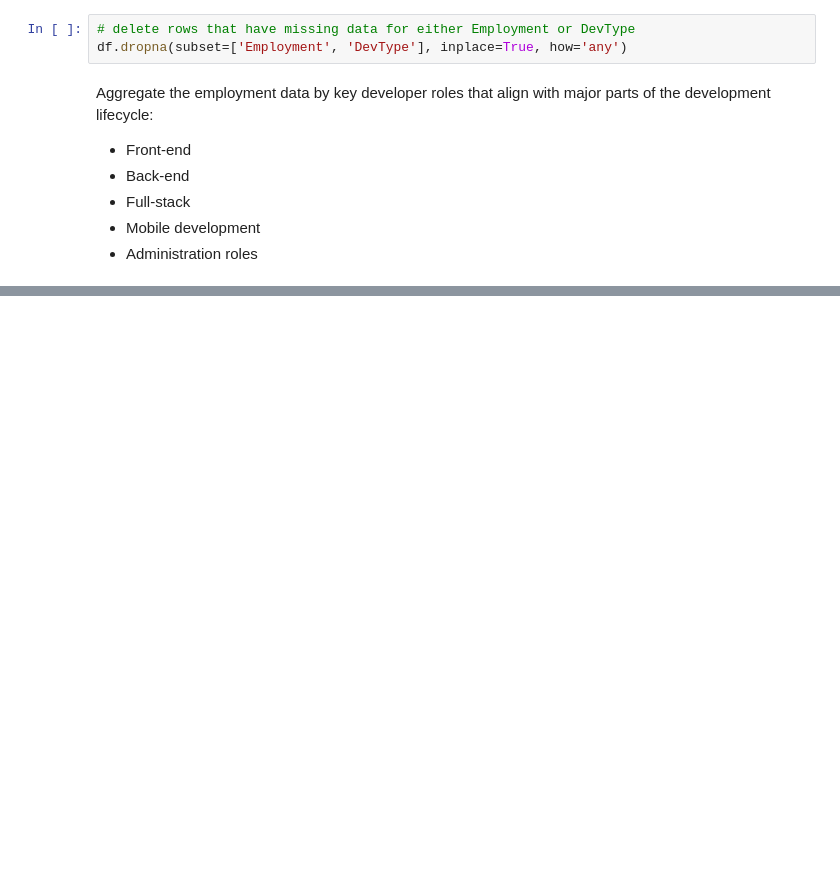
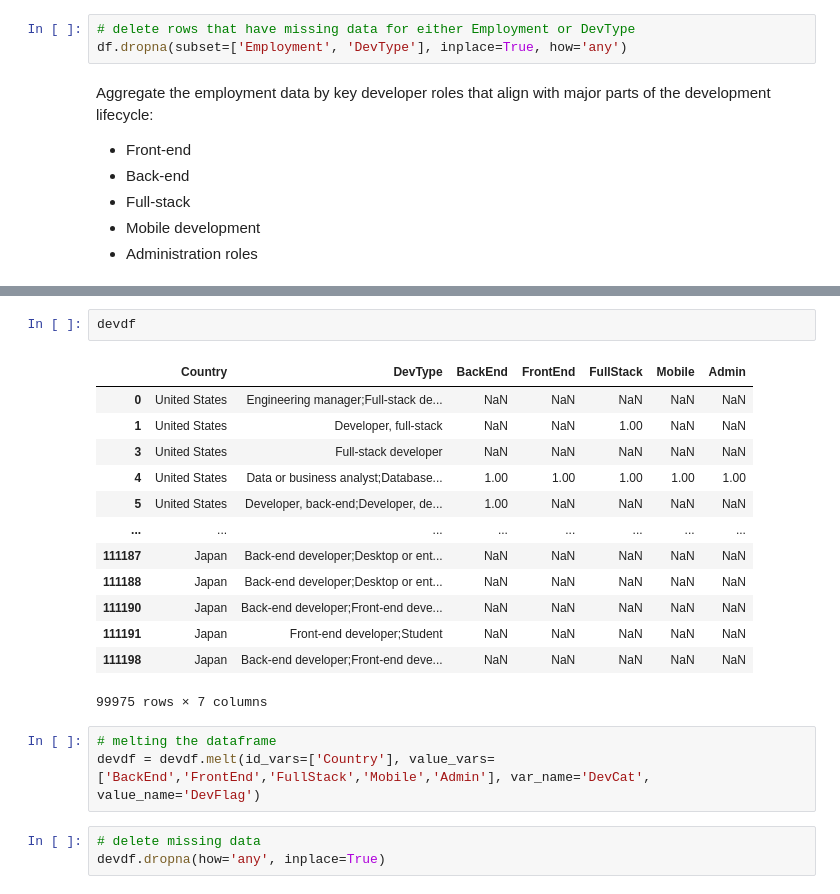
Before and after one commit to 7086600/stack_overflow_analysis_project, a Jupyter notebook: stack_overflow_analysis.ipynb, the cells around one changed output, grey strips where cells are left out. Saved outputs shown, nothing was run; the diff lists cells and outputs as text; blank space fills up the shorter version.

```diff
--- a/stack_overflow_analysis.ipynb
+++ b/stack_overflow_analysis.ipynb
@@ -217,0 +228,22 @@ empfig = sns.catplot(x="Country", col="Employment", data=df, kind="count", heigh
+# %%
+devdf
+# %% [output]
+|  | Country | DevType | BackEnd | FrontEnd | FullStack | Mobile | Admin |
+| 0 | United States | Engineering manager;Full-stack de... | NaN | NaN | NaN | NaN | NaN |
+| 1 | United States | Developer, full-stack | NaN | NaN | 1.00 | NaN | NaN |
+| 3 | United States | Full-stack developer | NaN | NaN | NaN | NaN | NaN |
+| 4 | United States | Data or business analyst;Database... | 1.00 | 1.00 | 1.00 | 1.00 | 1.00 |
+| 5 | United States | Developer, back-end;Developer, de... | 1.00 | NaN | NaN | NaN | NaN |
+| ... | ... | ... | ... | ... | ... | ... | ... |
+| 111187 | Japan | Back-end developer;Desktop or ent... | NaN | NaN | NaN | NaN | NaN |
+| 111188 | Japan | Back-end developer;Desktop or ent... | NaN | NaN | NaN | NaN | NaN |
+| 111190 | Japan | Back-end developer;Front-end deve... | NaN | NaN | NaN | NaN | NaN |
+| 111191 | Japan | Front-end developer;Student | NaN | NaN | NaN | NaN | NaN |
+| 111198 | Japan | Back-end developer;Front-end deve... | NaN | NaN | NaN | NaN | NaN |
+99975 rows × 7 columns
+# %%
+# melting the dataframe
+devdf = devdf.melt(id_vars=['Country'], value_vars=['BackEnd','FrontEnd','FullStack','Mobile','Admin'], var_name='DevCat', value_name='DevFlag')
+# %%
+# delete missing data
+devdf.dropna(how='any', inplace=True)
```
Also changed, not shown: parts of 3 cells of this notebook.
